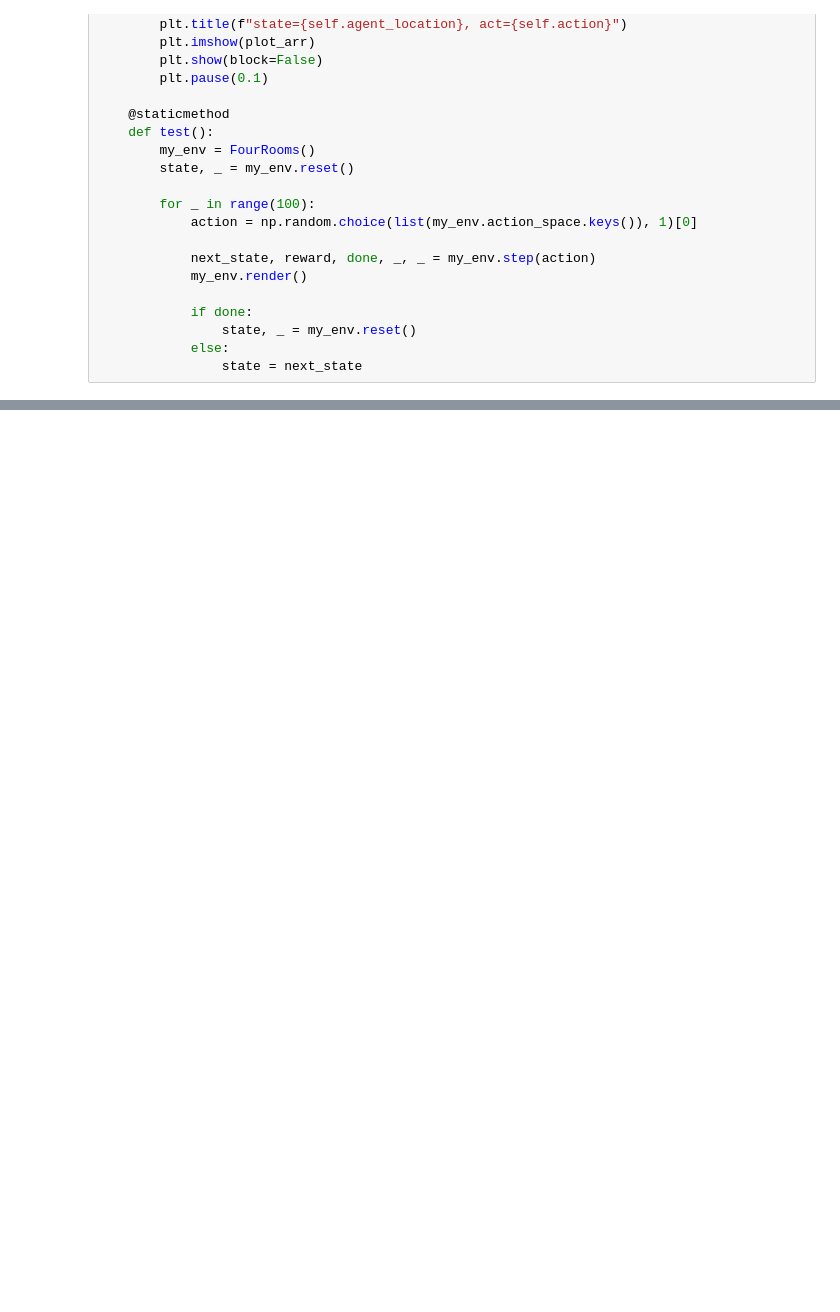
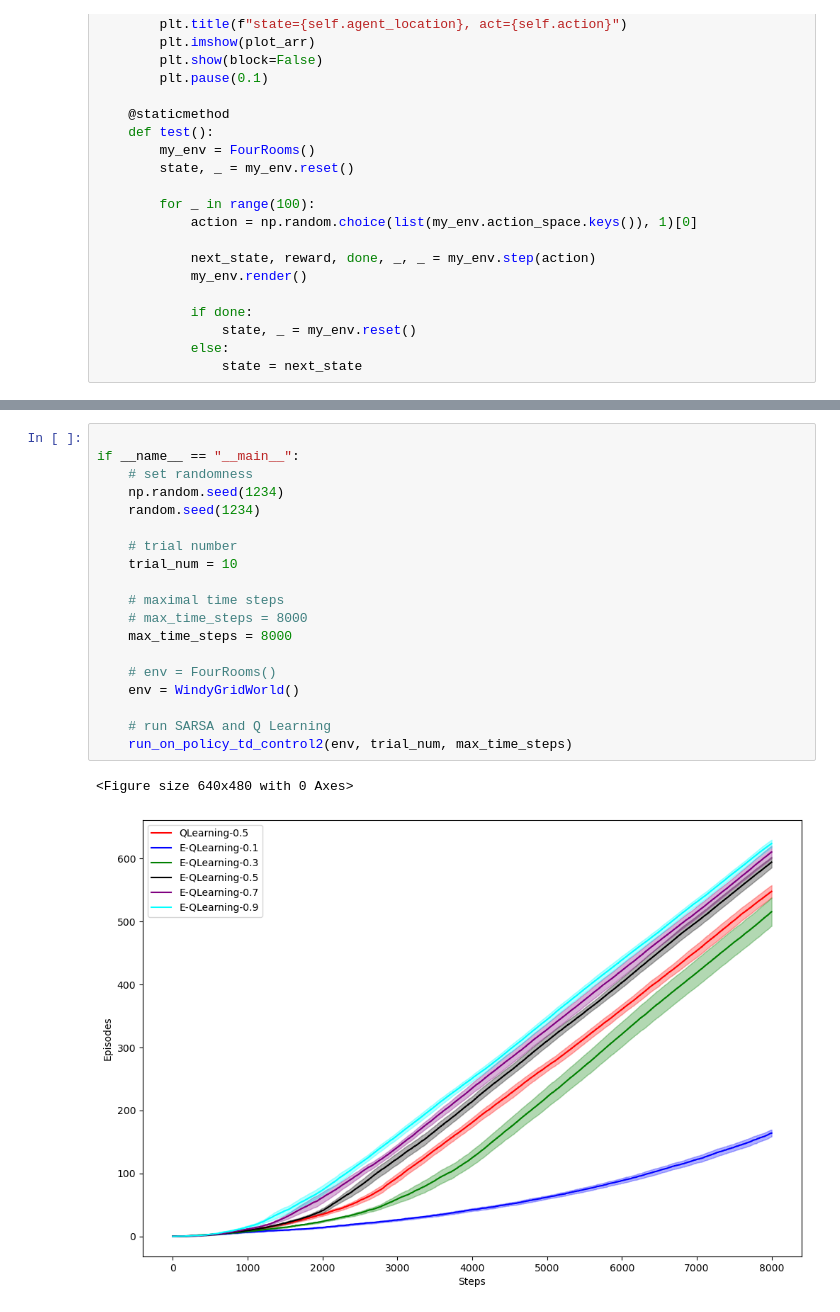
Before and after one commit to arjunjyothieswarb/CS5180, a Jupyter notebook: Project/RL_Project.ipynb, the cells around one changed output, grey strips where cells are left out. Cells and saved outputs as stored; diff of their text form; blank space fills up the shorter version.

```diff
--- a/Project/RL_Project.ipynb
+++ b/Project/RL_Project.ipynb
@@ -480,0 +1194,22 @@ ValueError: 'a' cannot be empty unless no samples are taken
+# %%
+
+if __name__ == "__main__":
+    # set randomness
+    np.random.seed(1234)
+    random.seed(1234)
+
+    # trial number
+    trial_num = 10
+
+    # maximal time steps
+    # max_time_steps = 8000
+    max_time_steps = 8000
+
+    # env = FourRooms()
+    env = WindyGridWorld()
+
+    # run SARSA and Q Learning
+    run_on_policy_td_control2(env, trial_num, max_time_steps)
+# %% [output]
+<Figure size 640x480 with 0 Axes>
+[figure, added]
```
Also changed, not shown: parts of 10 cells of this notebook, 1 other file.
